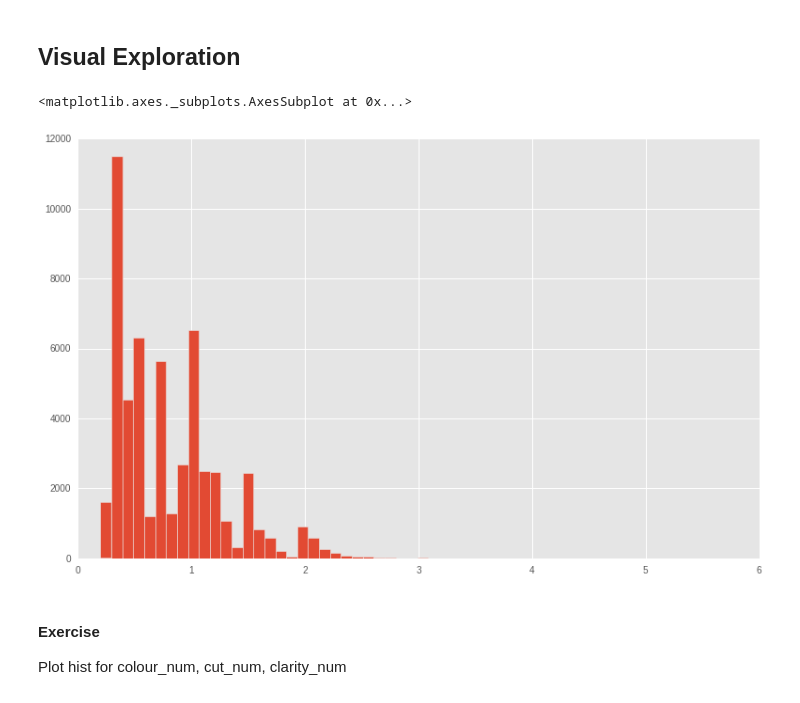
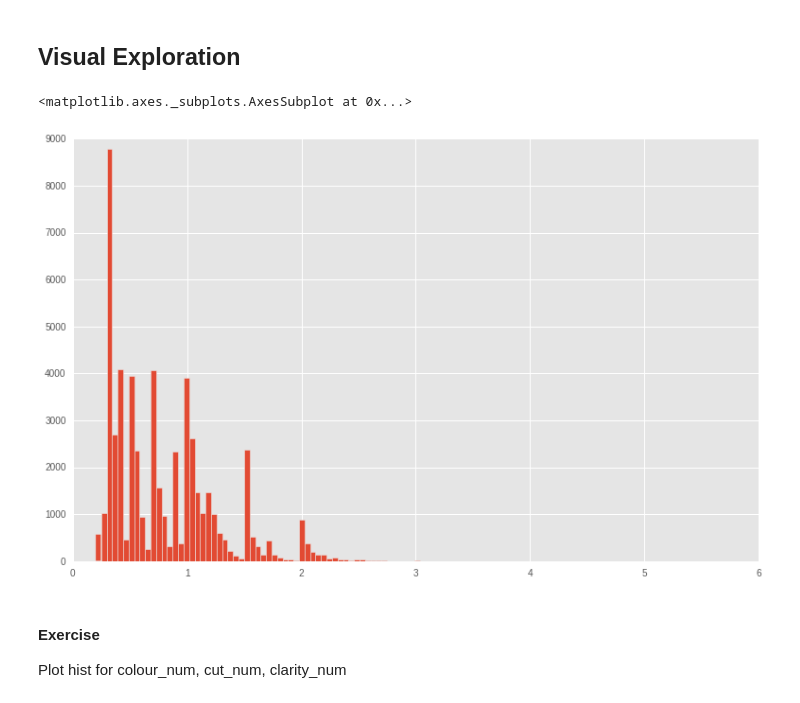
Before and after one commit to ababook/intro-python-data-science, a Jupyter notebook: diamonds/Diamonds.ipynb, the cells around one changed output. Drawn from its saved outputs; the diff is of its cells as text; code cells hidden in the pictures.

```diff
--- a/diamonds/Diamonds.ipynb
+++ b/diamonds/Diamonds.ipynb
@@ -125,10 +125,10 @@ What is the highest price of D colour diamonds?
 # %% [markdown]
 ## Visual Exploration
 # %%
-df.carat.hist(bins=50)
+df.carat.hist(bins=100)
 # %% [output]
 <matplotlib.axes._subplots.AxesSubplot at 0x...>
-[figure, old version]
+[figure, new version]
 # %% [markdown]
 #### Exercise
 Plot hist for colour_num, cut_num, clarity_num
```
